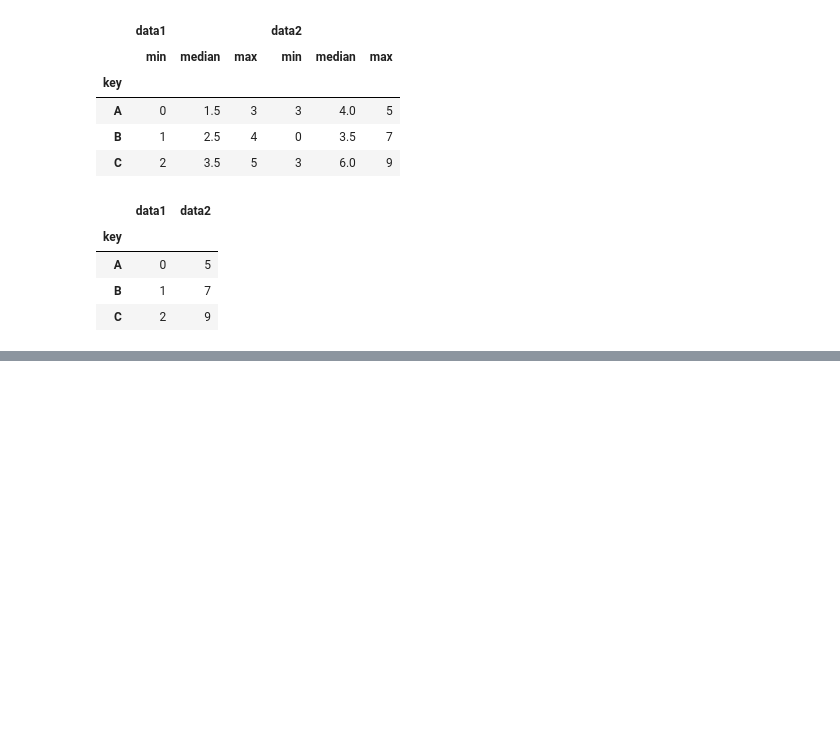
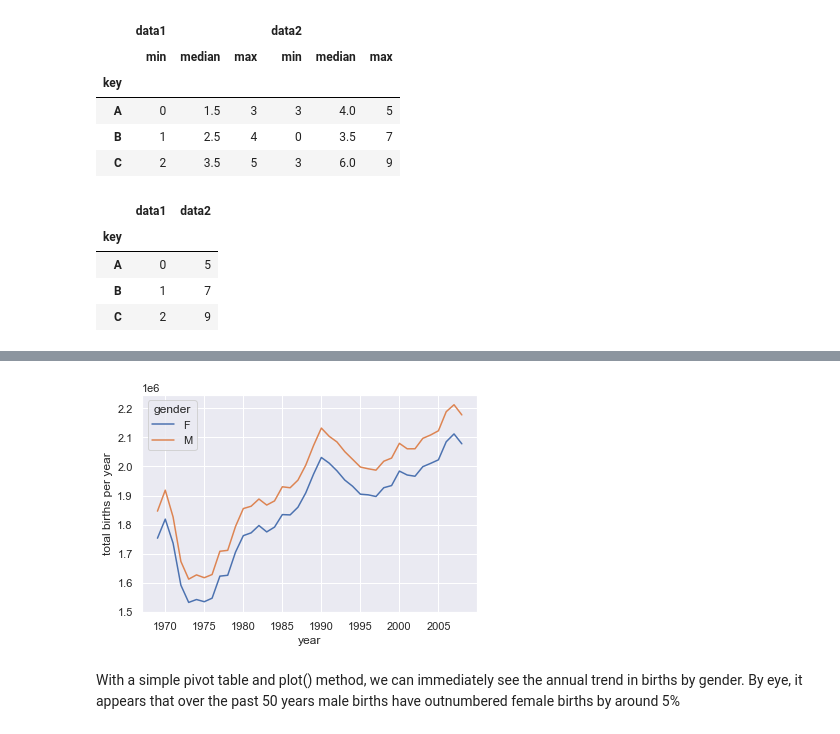
Before and after one commit to Source-lab1/Data-Analysis, a Jupyter notebook: Pandas 5pm.ipynb, the cells around one changed output, grey strips where cells are left out. Cells and saved outputs as stored; diff of their text form; code cells hidden in the pictures; blank space fills up the shorter version.

```diff
--- a/Pandas 5pm.ipynb
+++ b/Pandas 5pm.ipynb
@@ -2828,0 +2915,2 @@ We have seen how the GroupBy abstraction lets us explore relationships within a
+# %%
+births = pd.read_csv('https://raw.githubusercontent.com/Source-lab1/Data-Analysis/main/births.csv')
@@ -2828,0 +2926,7 @@ We have seen how the GroupBy abstraction lets us explore relationships within a
+# %%
+#Let's add a decade column, and take a look at male and female births as a function of decade:
+
+
+
+births['decade'] = 10 * (births['year'] // 10)
+births.pivot_table('births', index='decade', columns='gender', aggfunc='sum')
@@ -2828,0 +2941,10 @@ We have seen how the GroupBy abstraction lets us explore relationships within a
+# %%
+# %matplotlib inline
+import matplotlib.pyplot as plt
+sns.set()  # use Seaborn styles
+births.pivot_table('births', index='year', columns='gender', aggfunc='sum').plot()
+plt.ylabel('total births per year');
+# %% [output]
+[figure, added]
+# %% [markdown]
+With a simple pivot table and plot() method, we can immediately see the annual trend in births by gender. By eye, it appears that over the past 50 years male births have outnumbered female births by around 5%
```
Also changed, not shown: parts of 95 cells of this notebook.
